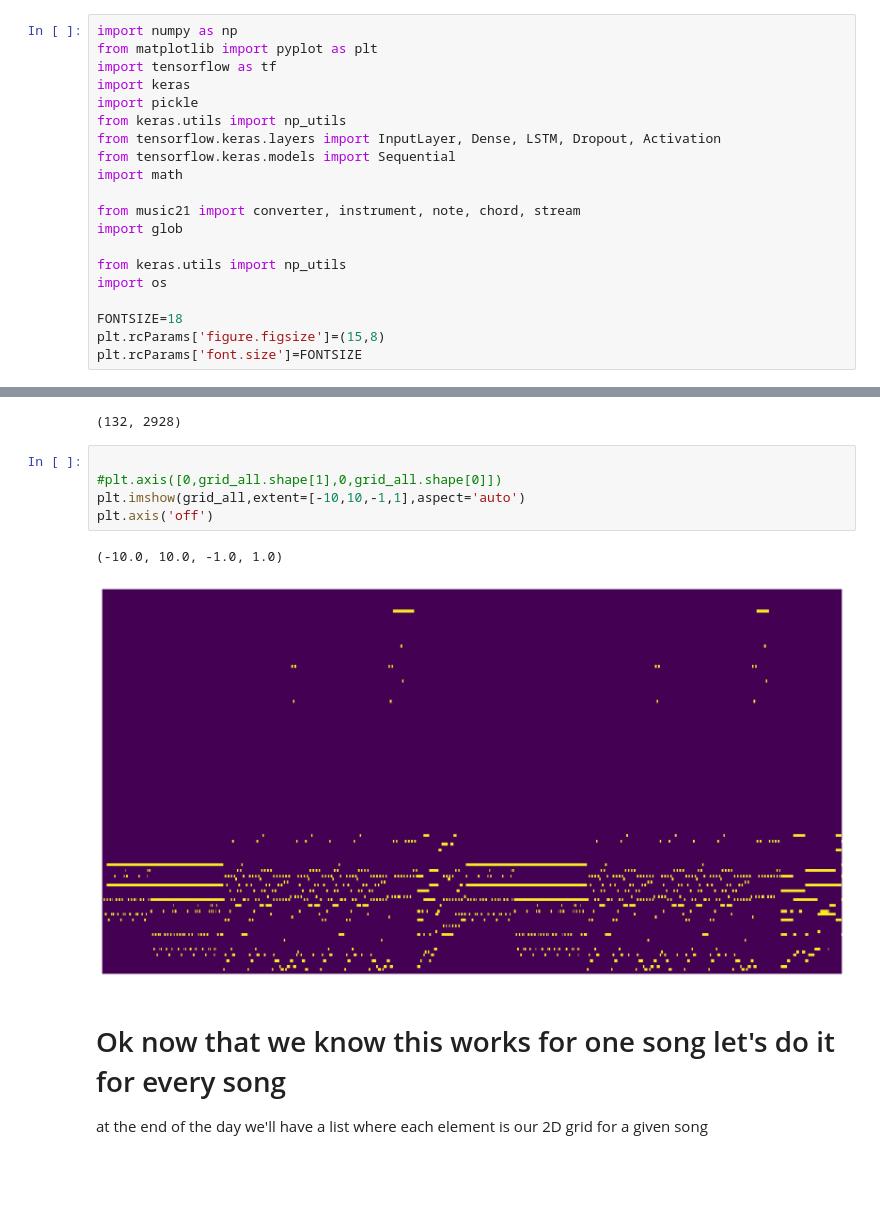
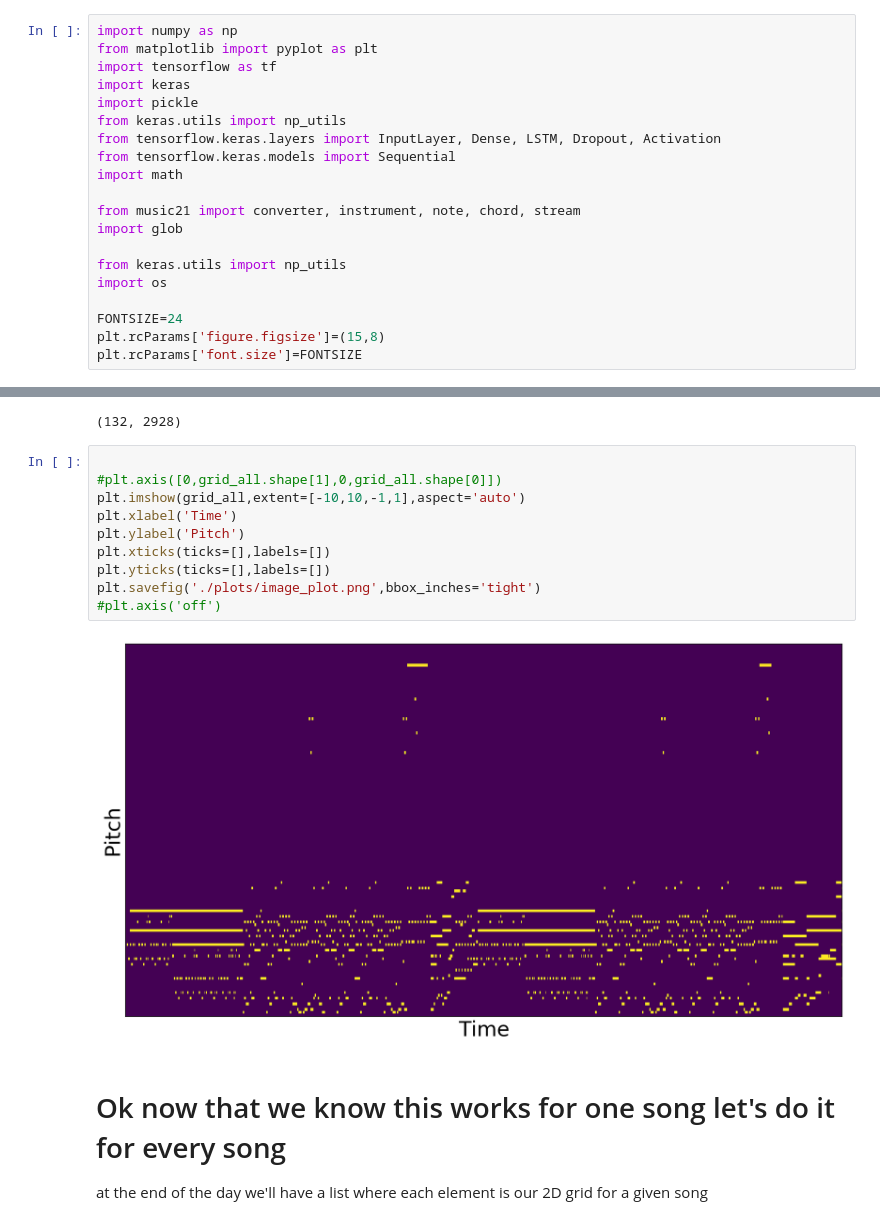
Before and after one commit to Collin-Dabbieri/GAN_Project, a Jupyter notebook: ConvGAN/Produce_Training_Data.ipynb, the cells around one changed output, grey strips where cells are left out. Drawn from its saved outputs; the diff is of its cells as text; blank space fills up the shorter version.

```diff
--- a/ConvGAN/Produce_Training_Data.ipynb
+++ b/ConvGAN/Produce_Training_Data.ipynb
@@ -21,7 +21,7 @@ import glob
 from keras.utils import np_utils
 import os
 
-FONTSIZE=18
+FONTSIZE=24
 plt.rcParams['figure.figsize']=(15,8)
 plt.rcParams['font.size']=FONTSIZE
 # %% [markdown]
@@ -166,11 +166,15 @@ print(grid_all.shape)
 # %%
 
 #plt.axis([0,grid_all.shape[1],0,grid_all.shape[0]])
 plt.imshow(grid_all,extent=[-10,10,-1,1],aspect='auto')
-plt.axis('off')
+plt.xlabel('Time')
+plt.ylabel('Pitch')
+plt.xticks(ticks=[],labels=[])
+plt.yticks(ticks=[],labels=[])
+plt.savefig('./plots/image_plot.png',bbox_inches='tight')
+#plt.axis('off')
 # %% [output]
-(-10.0, 10.0, -1.0, 1.0)
-[figure, old version]
+[figure, new version]
 # %% [markdown]
 # Ok now that we know this works for one song let's do it for every song
 
```
Also changed, not shown: parts of 21 cells of this notebook, 40 other files.
